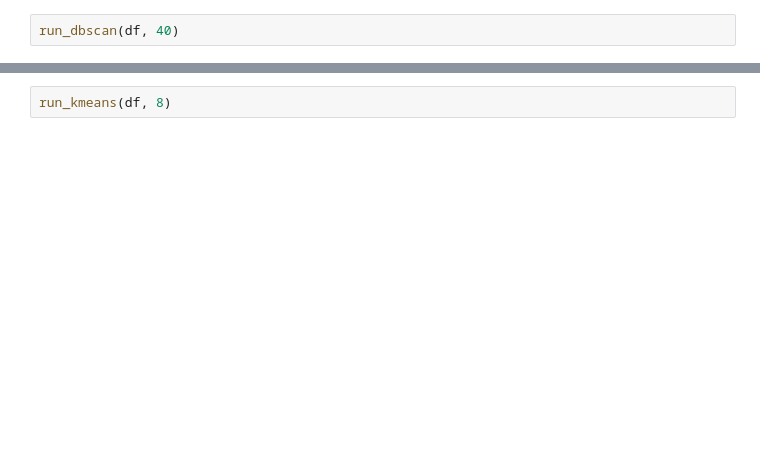
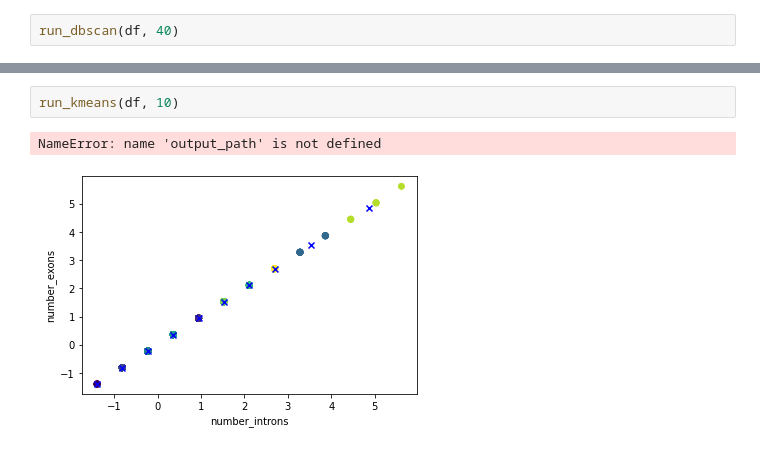
Before and after one commit to hahahannes/rna-clustering, a Jupyter notebook: notebook.ipynb, the cells around one changed output, grey strips where cells are left out. Drawn from its saved outputs; the diff is of its cells as text; blank space fills up the shorter version.

```diff
--- a/notebook.ipynb
+++ b/notebook.ipynb
@@ -63,2 +71,5 @@ find_best_number_clusters(df)
 # %%
-run_kmeans(df, 8)
+run_kmeans(df, 10)
+# %% [output]
+NameError: name 'output_path' is not defined
+[figure, added]
```
Also changed, not shown: parts of 17 cells of this notebook, 2 other files.
